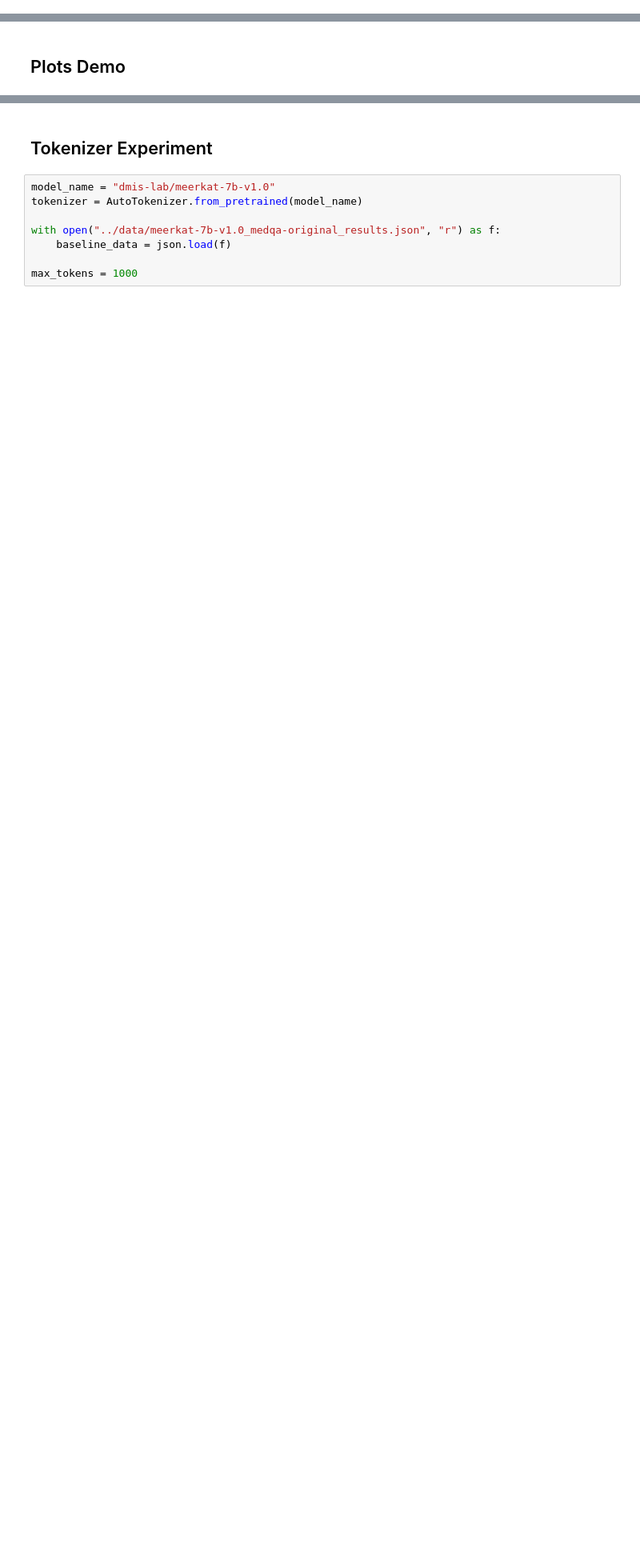
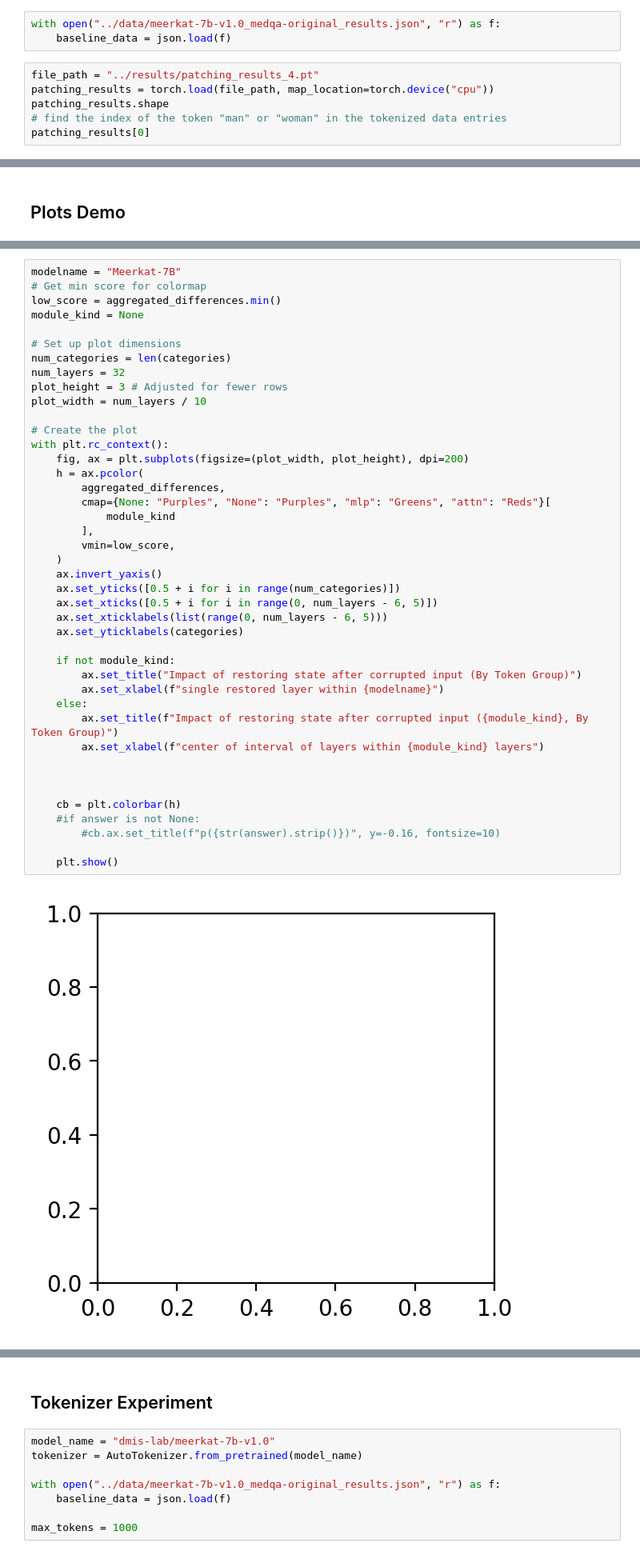
Before and after one commit to Steven-Yiran/medical-gpt-interpretability, a Jupyter notebook: medqa/re.ipynb, the cells around one changed output, grey strips where cells are left out. Shown at 80% size. Drawn from its saved outputs; the diff is of its cells as text; blank space fills up the shorter version.

```diff
--- a/medqa/re.ipynb
+++ b/medqa/re.ipynb
@@ -16,3 +16,12 @@ from plotting import *
 # %%
 model_name = "dmis-lab/meerkat-7b-v1.0"
 tokenizer = AutoTokenizer.from_pretrained(model_name)
+# %%
+with open("../data/meerkat-7b-v1.0_medqa-original_results.json", "r") as f:
+    baseline_data = json.load(f)
+# %%
+file_path = "../results/patching_results_4.pt"
+patching_results = torch.load(file_path, map_location=torch.device("cpu"))
+patching_results.shape
+# find the index of the token "man" or "woman" in the tokenized data entries
+patching_results[0]
@@ -24,0 +144,44 @@ tensor([[  1, 330]])
+# %%
+modelname = "Meerkat-7B"
+# Get min score for colormap
+low_score = aggregated_differences.min()
+module_kind = None
+
+# Set up plot dimensions
+num_categories = len(categories)
+num_layers = 32
+plot_height = 3 # Adjusted for fewer rows
+plot_width = num_layers / 10
+
+# Create the plot
+with plt.rc_context():
+    fig, ax = plt.subplots(figsize=(plot_width, plot_height), dpi=200)
+    h = ax.pcolor(
+        aggregated_differences,
+        cmap={None: "Purples", "None": "Purples", "mlp": "Greens", "attn": "Reds"}[
+            module_kind
+        ],
+        vmin=low_score,
+    )
+    ax.invert_yaxis()
+    ax.set_yticks([0.5 + i for i in range(num_categories)])
+    ax.set_xticks([0.5 + i for i in range(0, num_layers - 6, 5)])
+    ax.set_xticklabels(list(range(0, num_layers - 6, 5)))
+    ax.set_yticklabels(categories)
+
+    if not module_kind:
+        ax.set_title("Impact of restoring state after corrupted input (By Token Group)")
+        ax.set_xlabel(f"single restored layer within {modelname}")
+    else:
+        ax.set_title(f"Impact of restoring state after corrupted input ({module_kind}, By Token Group)")
+        ax.set_xlabel(f"center of interval of layers within {module_kind} layers")
+
+
+
+    cb = plt.colorbar(h)
+    #if answer is not None:
+        #cb.ax.set_title(f"p({str(answer).strip()})", y=-0.16, fontsize=10)
+
+    plt.show()
+# %% [output]
+[figure, added]
```
Also changed, not shown: parts of 7 cells of this notebook.
